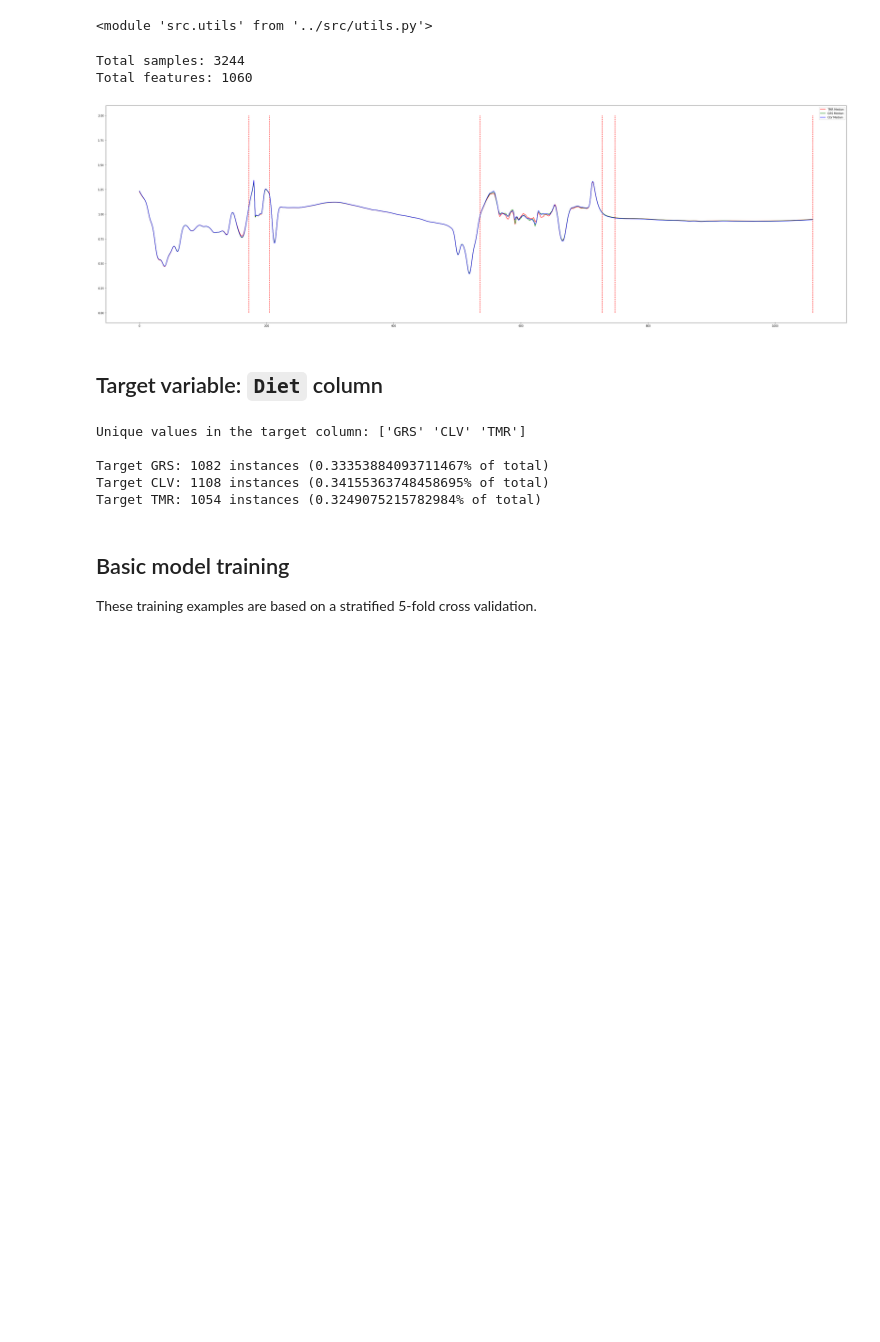
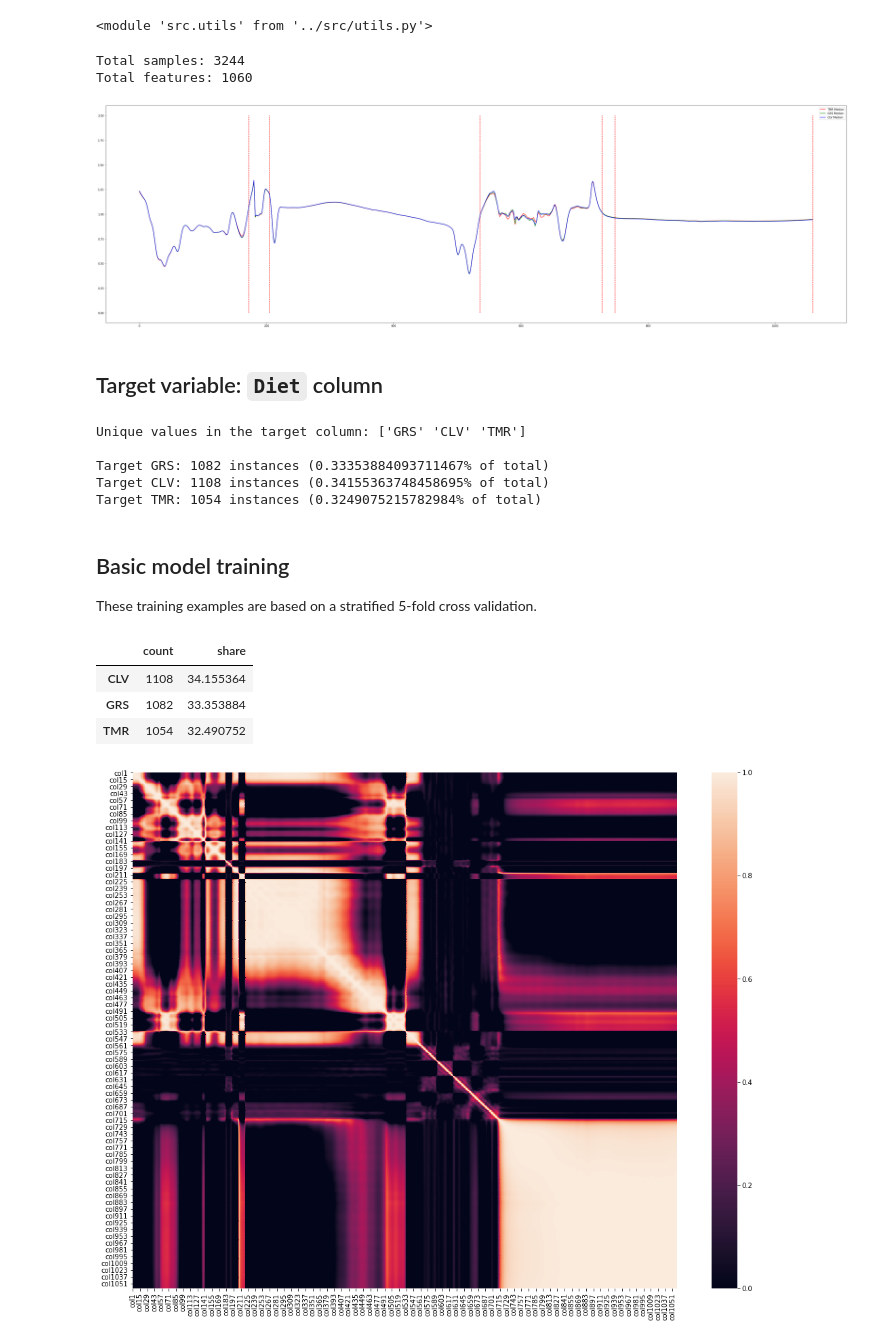
Before and after one commit to mlgig/vistamilk_diet_challenge, a Jupyter notebook: notebooks/Bhaskar_VM.ipynb, the cells around one changed output. Cells and saved outputs as stored; diff of their text form; code cells hidden in the pictures; blank space fills up the shorter version.

```diff
--- a/notebooks/Bhaskar_VM.ipynb
+++ b/notebooks/Bhaskar_VM.ipynb
@@ -218,0 +225,12 @@ temporal_performance(X_train, y)
+# %%
+target_distrib = pd.DataFrame({
+    'count': y.value_counts(),
+    'share': y.value_counts() / y.shape[0] * 100
+})
+
+target_distrib.sort_index()
+# %% [output]
+|  | count | share |
+| CLV | 1108 | 34.155364 |
+| GRS | 1082 | 33.353884 |
+| TMR | 1054 | 32.490752 |
@@ -218,0 +239,10 @@ temporal_performance(X_train, y)
+# %%
+plt.figure(figsize=(18, 14))
+correlation = X_train.corr()
+sns.heatmap(
+    correlation,
+    vmin=0
+)
+plt.show()
+# %% [output]
+[figure, added]
```
Also changed, not shown: parts of 15 cells of this notebook.
